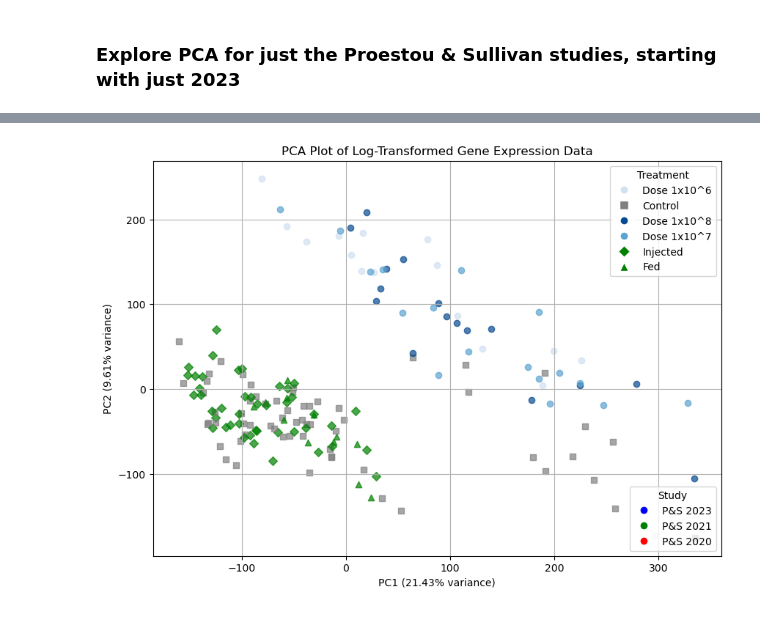
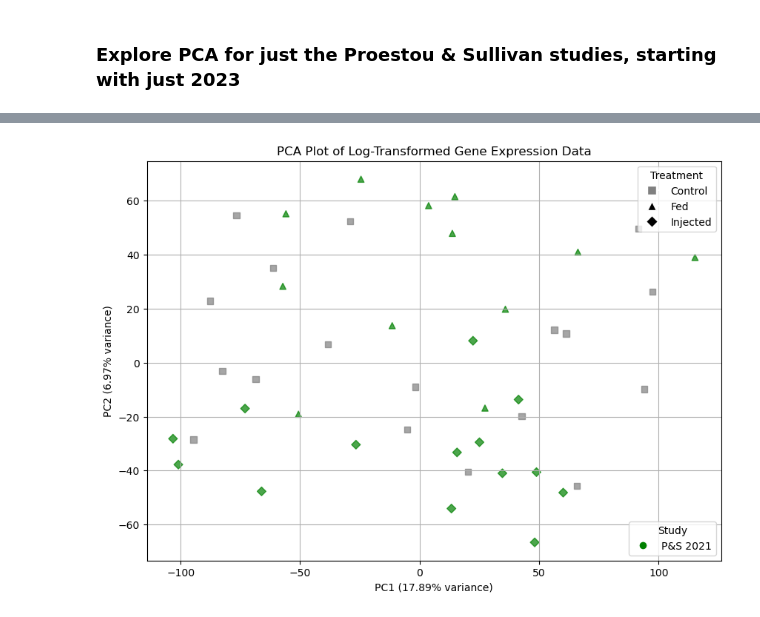
Before and after one commit to Resilience-Biomarkers-for-Aquaculture/Cvirg_Pmarinus_RNAseq, a Jupyter notebook: scripts/2025-02-11_PS2023_PCA.ipynb, the cells around one changed output, grey strips where cells are left out. Saved outputs shown, nothing was run; the diff lists cells and outputs as text; code cells hidden in the pictures.

```diff
--- a/scripts/2025-02-11_PS2023_PCA.ipynb
+++ b/scripts/2025-02-11_PS2023_PCA.ipynb
@@ -9,6 +9,7 @@ import pandas as pd
 import numpy as np
 import matplotlib.pyplot as plt
 from sklearn.decomposition import PCA
+
 
 working_dir = "~/git/Cvirg_Pmarinus_RNAseq/data/"
 # === 1️⃣ Load Expression Data (TSV) ===
@@ -24,7 +25,8 @@ display(metadata_df.head())
 unique_bioprojects = metadata_df[['BioProject', 'Study']].drop_duplicates()
 
 # Filter the metadata for the selected BioProjects
-selected_bioprojects = ["PRJNA894694", "PRJNA691949", "PRJNA590205"]
+# selected_bioprojects = ["PRJNA894694", "PRJNA691949", "PRJNA590205"]
+selected_bioprojects = ["PRJNA691949", "PRJNA590205"]
 filtered_metadata = metadata_df[metadata_df["BioProject"].isin(selected_bioprojects)]
 
 # Extract the corresponding Experiment IDs (sample IDs)
@@ -46,18 +48,22 @@ gene_expression_matrix = filtered_gene_counts.set_index("gene_id").T
 # Log-transform the gene expression data (log2(x + 1) transformation)
 log_gene_expression_matrix = np.log2(gene_expression_matrix + 1)
 
-# Perform PCA on log-transformed data
+# === 4️⃣ Select Top 5000 Most Variable Genes ===
+top_genes = log_gene_expression_matrix.var().nlargest(5000).index
+log_gene_expression_matrix_subset = log_gene_expression_matrix[top_genes]
+
+# Perform PCA on log-transformed, subsetted, standardized data
 pca_log = PCA(n_components=2)
-principal_components_log = pca_log.fit_transform(log_gene_expression_matrix)
+principal_components = pca_log.fit_transform(log_gene_expression_matrix_subset)
 
 # Compute explained variance ratios
 explained_variance_log = pca_log.explained_variance_ratio_ * 100
 
 # Create a DataFrame for PCA results
-pca_df_log = pd.DataFrame(principal_components_log, columns=["PC1", "PC2"], index=log_gene_expression_matrix.index)
+pca_df = pd.DataFrame(principal_components, columns=["PC1", "PC2"], index=log_gene_expression_matrix.index)
 
 # Merge with metadata to include Study and treatment information
-pca_df_log = pca_df_log.merge(metadata_df[["Experiment", "Study", "treatment"]], left_index=True, right_on="Experiment")
+pca_df = pca_df.merge(metadata_df[["Experiment", "Study", "treatment"]], left_index=True, right_on="Experiment")
 
 # Define colors for different studies
 study_colors = {
@@ -70,13 +76,13 @@ study_colors = {
 sample_colors = {}
 
 # Extract unique dose levels in sorted order for a smoother gradient
-dose_samples = pca_df_log[pca_df_log["Study"] == "P&S 2023"]["treatment"].unique()
+dose_samples = pca_df[pca_df["Study"] == "P&S 2023"]["treatment"].unique()
 dose_levels = sorted([t for t in dose_samples if "Dose" in t], key=lambda x: x)
 dose_shades = [plt.cm.Blues(i) for i in np.linspace(0.2, 0.9, len(dose_levels))]  # Distinct shades of blue
 dose_color_map = {dose_levels[i]: dose_shades[i] for i in range(len(dose_levels))}
 
 # Assign colors based on Study and Treatment
-for _, row in pca_df_log.iterrows():
+for _, row in pca_df.iterrows():
     if "Control" in row["treatment"]:
         sample_colors[row["Experiment"]] = "gray"  # Override everything if it's Control
     elif row["Study"] == "P&S 2023" and "Dose" in row["treatment"]:
@@ -93,14 +99,14 @@ marker_map = {
 default_marker = "o"  # Circles for Dose treatments
 
 # Assign marker styles based on treatment type
-treatment_marker_map = {t: marker_map.get(t.split()[0], default_marker) for t in pca_df_log["treatment"].unique()}
+treatment_marker_map = {t: marker_map.get(t.split()[0], default_marker) for t in pca_df["treatment"].unique()}
 
 # Create the PCA plot for log-transformed data
 plt.figure(figsize=(10, 7))
 
-for study in pca_df_log["Study"].unique():
-    for treat in pca_df_log["treatment"].unique():
-        subset = pca_df_log[(pca_df_log["Study"] == study) & (pca_df_log["treatment"] == treat)]
+for study in pca_df["Study"].unique():
+    for treat in pca_df["treatment"].unique():
+        subset = pca_df[(pca_df["Study"] == study) & (pca_df["treatment"] == treat)]
         if not subset.empty:
             plt.scatter(subset["PC1"], subset["PC2"],
                         color=[sample_colors[exp] for exp in subset["Experiment"]], marker=treatment_marker_map[treat],
@@ -109,33 +115,33 @@ for study in pca_df_log["Study"].unique():
 # Axis labels with explained variance
 plt.xlabel(f"PC1 ({explained_variance_log[0]:.2f}% variance)")
 plt.ylabel(f"PC2 ({explained_variance_log[1]:.2f}% variance)")
 plt.title("PCA Plot of Log-Transformed Gene Expression Data")
 
 # Sort treatments for the legend (ensuring "Control" appears first)
-sorted_treatments = sorted(pca_df_log["treatment"].unique(), key=lambda x: ("Control" not in x, x))
+sorted_treatments = sorted(pca_df["treatment"].unique(), key=lambda x: ("Control" not in x, x))
 
 # Create a sorted legend for treatments (using different shapes and colors)
 legend_elements_treatment = [
     plt.Line2D([0], [0], marker=treatment_marker_map[t], color='w',
                markerfacecolor="gray" if "Control" in t else "black", markersize=8, label=t)
     for t in sorted_treatments
 ]
 
 # Generate the sorted treatment legend
 legend_treatment = plt.legend(handles=legend_elements_treatment, title="Treatment", loc="upper right")
 
 # Create a separate legend for Study colors
 legend_elements_study = [
     plt.Line2D([0], [0], marker='o', color='w',
                markerfacecolor=study_colors[s] if isinstance(study_colors[s], str) else "blue", markersize=8, label=s)
-    for s in pca_df_log["Study"].unique()
+    for s in pca_df["Study"].unique()
 ]
 legend_study = plt.legend(handles=legend_elements_study, title="Study", loc="lower right")
 
 # Add legends to the plot
 plt.gca().add_artist(legend_treatment)
 
 plt.grid(True)
 plt.show()
 # %% [output]
-[figure, old version]
+[figure, new version]
```
